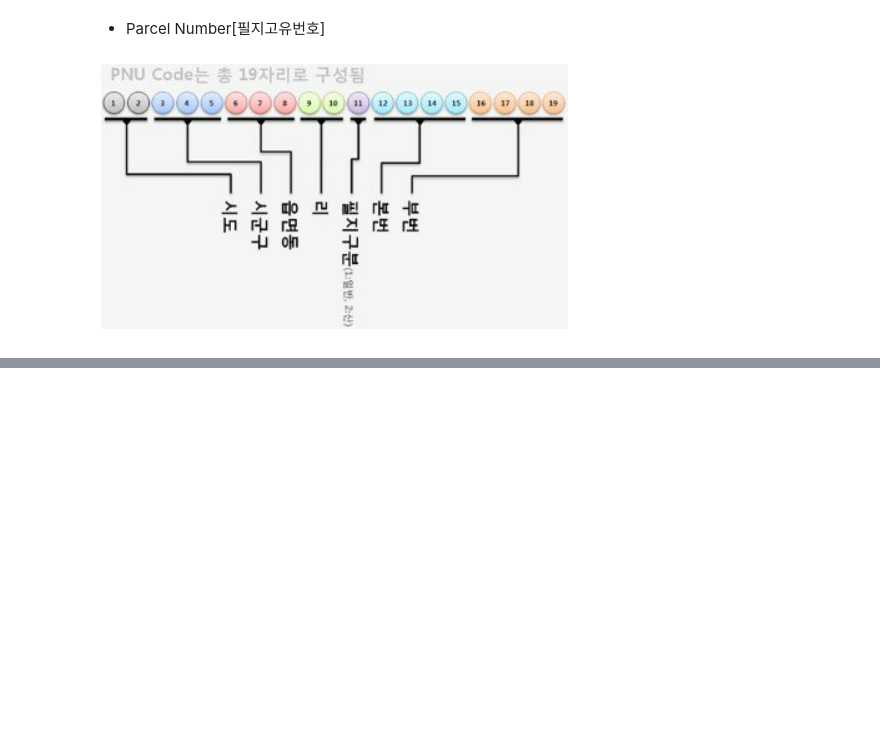
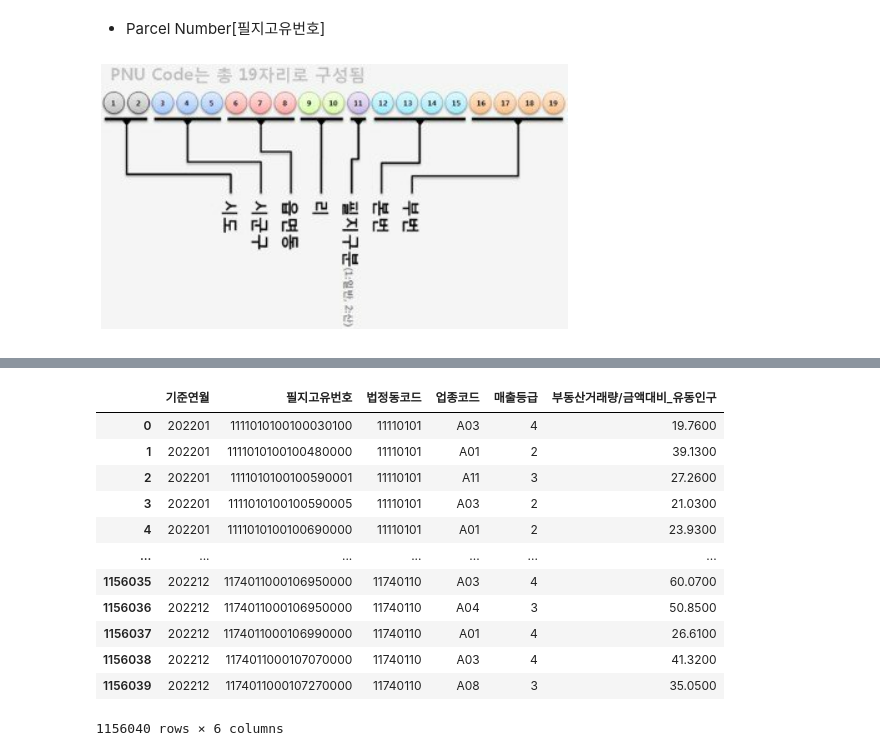
Before and after one commit to Gayeon6423/2023BigContest, a Jupyter notebook: [KCD_MARKET]_MERGE_AND_MAPPING.ipynb, the cells around one changed output, grey strips where cells are left out. Saved outputs shown, nothing was run; the diff lists cells and outputs as text; code cells hidden in the pictures; blank space fills up the shorter version.

```diff
--- a/[KCD_MARKET]_MERGE_AND_MAPPING.ipynb
+++ b/[KCD_MARKET]_MERGE_AND_MAPPING.ipynb
@@ -727,0 +820,3 @@ CONTEST_2023
+# %%
+CONTEST_2022_FLOW = pd.read_csv("/content/drive/MyDrive/2023BigContest/data/CONTEST_2022_FLOW.csv", index_col = False)
+CONTEST_2023_FLOW = pd.read_csv("/content/drive/MyDrive/2023BigContest/data/CONTEST_2023_FLOW.csv", index_col = False)
@@ -727,0 +842,25 @@ CONTEST_2023
+# %%
+# KNN Imputer 모델 초기화
+knnimputer = KNNImputer(n_neighbors = 2)
+# 대체된 데이터를 데이터프레임으로 변환
+# CONTEST_2023_FLOW["1월_부동산거래량/금액대비_유동인구"] = 0.35509817*CONTEST_2023_FLOW["부동산거래량/금액대비_유동인구"]
+# CONTEST_2023_FLOW["2월_부동산거래량/금액대비_유동인구"] = 0.18389077*CONTEST_2023_FLOW["부동산거래량/금액대비_유동인구"]
+CONTEST_2023_FLOW["1월_부동산거래량/금액대비_유동인구"] = knnimputer.fit_transform(CONTEST_2023_FLOW[["1월_부동산거래량/금액대비_유동인구"]])
+CONTEST_2023_FLOW["2월_부동산거래량/금액대비_유동인구"] = knnimputer.fit_transform(CONTEST_2023_FLOW[["2월_부동산거래량/금액대비_유동인구"]])
+CONTEST_2022_FLOW["부동산거래량/금액대비_유동인구"] = knnimputer.fit_transform(CONTEST_2022_FLOW[["부동산거래량/금액대비_유동인구"]])
+# %%
+CONTEST_2022_FLOW
+# %% [output]
+|  | 기준연월 | 필지고유번호 | 법정동코드 | 업종코드 | 매출등급 | 부동산거래량/금액대비_유동인구 |
+| 0 | 202201 | 1111010100100030100 | 11110101 | A03 | 4 | 19.7600 |
+| 1 | 202201 | 1111010100100480000 | 11110101 | A01 | 2 | 39.1300 |
+| 2 | 202201 | 1111010100100590001 | 11110101 | A11 | 3 | 27.2600 |
+| 3 | 202201 | 1111010100100590005 | 11110101 | A03 | 2 | 21.0300 |
+| 4 | 202201 | 1111010100100690000 | 11110101 | A01 | 2 | 23.9300 |
+| ... | ... | ... | ... | ... | ... | ... |
+| 1156035 | 202212 | 1174011000106950000 | 11740110 | A03 | 4 | 60.0700 |
+| 1156036 | 202212 | 1174011000106950000 | 11740110 | A04 | 3 | 50.8500 |
+| 1156037 | 202212 | 1174011000106990000 | 11740110 | A01 | 4 | 26.6100 |
+| 1156038 | 202212 | 1174011000107070000 | 11740110 | A03 | 4 | 41.3200 |
+| 1156039 | 202212 | 1174011000107270000 | 11740110 | A08 | 3 | 35.0500 |
+1156040 rows × 6 columns
```
Also changed, not shown: parts of 84 cells of this notebook.
